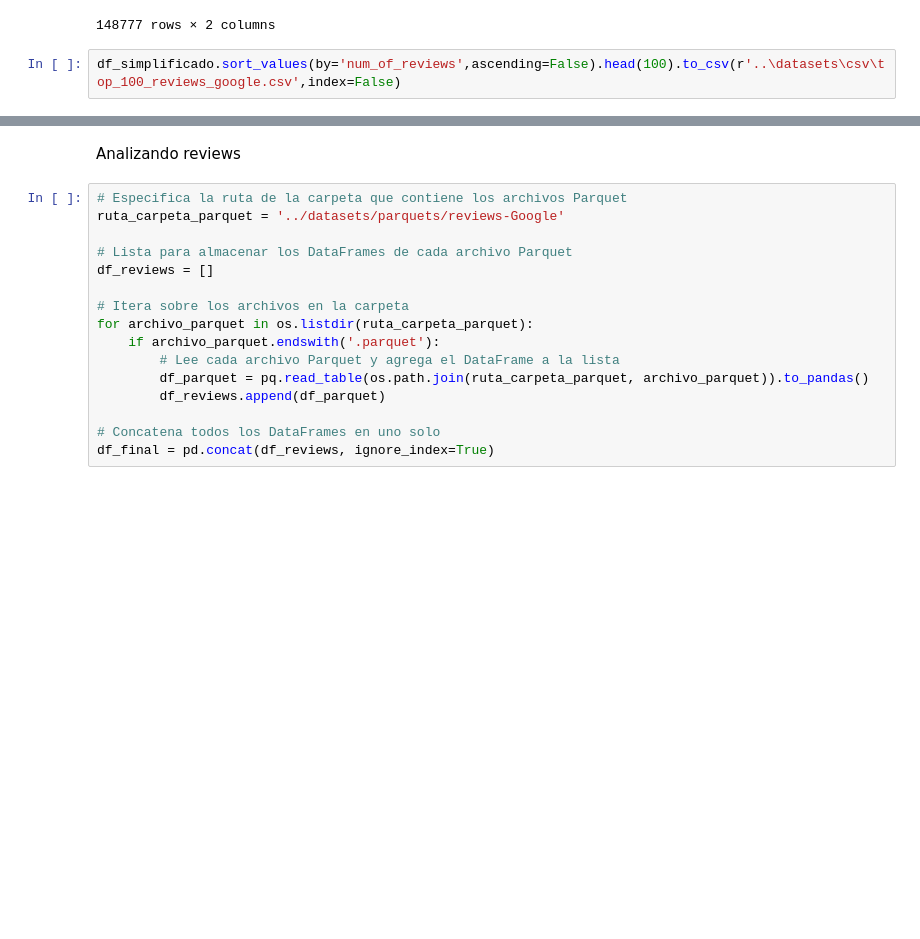
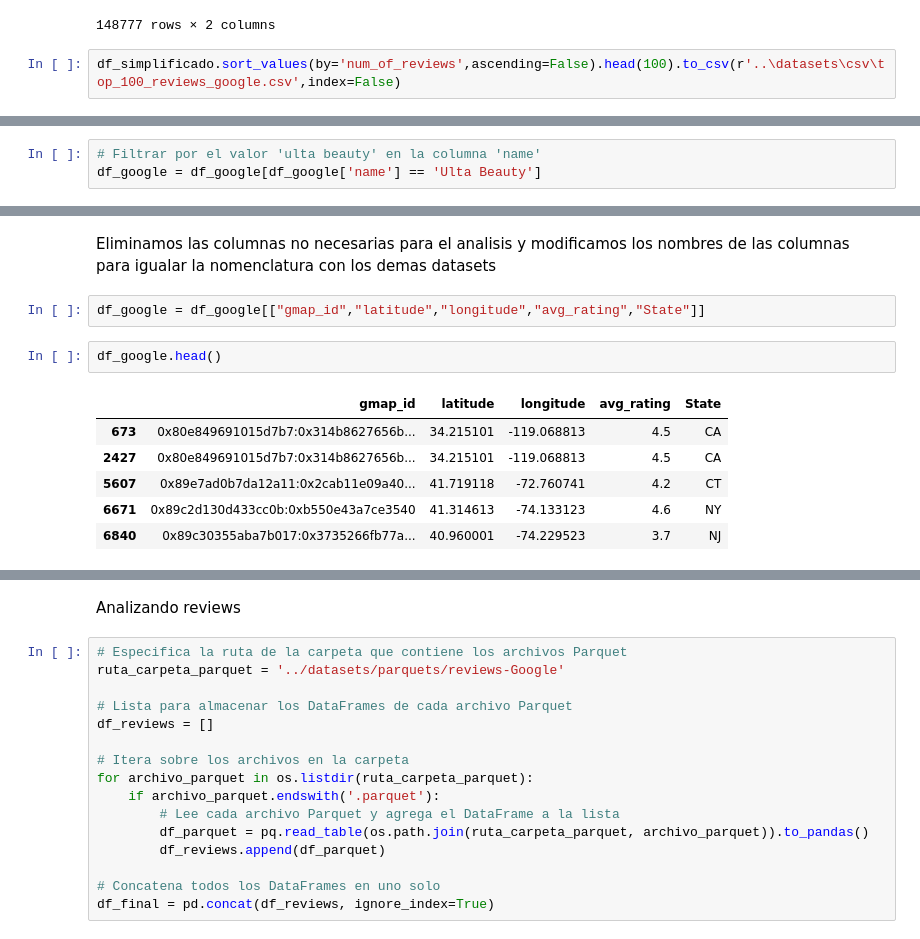
Before and after one commit to JohannaRangel/FinalProject_YelpGoogleMaps, a Jupyter notebook: notebooks/ETL_google.ipynb, the cells around one changed output, grey strips where cells are left out. Saved outputs shown, nothing was run; the diff lists cells and outputs as text; blank space fills up the shorter version.

```diff
--- a/notebooks/ETL_google.ipynb
+++ b/notebooks/ETL_google.ipynb
@@ -139,0 +140,3 @@ df_simplificado.sort_values(by='num_of_reviews',ascending=False).head(100).to_cs
+# %%
+# Filtrar por el valor 'ulta beauty' en la columna 'name'
+df_google = df_google[df_google['name'] == 'Ulta Beauty']
@@ -139,0 +159,13 @@ df_simplificado.sort_values(by='num_of_reviews',ascending=False).head(100).to_cs
+# %% [markdown]
+Eliminamos las columnas no necesarias para el analisis y modificamos los nombres de las columnas para igualar la nomenclatura con los demas datasets
+# %%
+df_google = df_google[["gmap_id","latitude","longitude","avg_rating","State"]]
+# %%
+df_google.head()
+# %% [output]
+|  | gmap_id | latitude | longitude | avg_rating | State |
+| 673 | 0x80e849691015d7b7:0x314b8627656b... | 34.215101 | -119.068813 | 4.5 | CA |
+| 2427 | 0x80e849691015d7b7:0x314b8627656b... | 34.215101 | -119.068813 | 4.5 | CA |
+| 5607 | 0x89e7ad0b7da12a11:0x2cab11e09a40... | 41.719118 | -72.760741 | 4.2 | CT |
+| 6671 | 0x89c2d130d433cc0b:0xb550e43a7ce3540 | 41.314613 | -74.133123 | 4.6 | NY |
+| 6840 | 0x89c30355aba7b017:0x3735266fb77a... | 40.960001 | -74.229523 | 3.7 | NJ |
```
Also changed, not shown: parts of 5 cells of this notebook, 2 other files.
